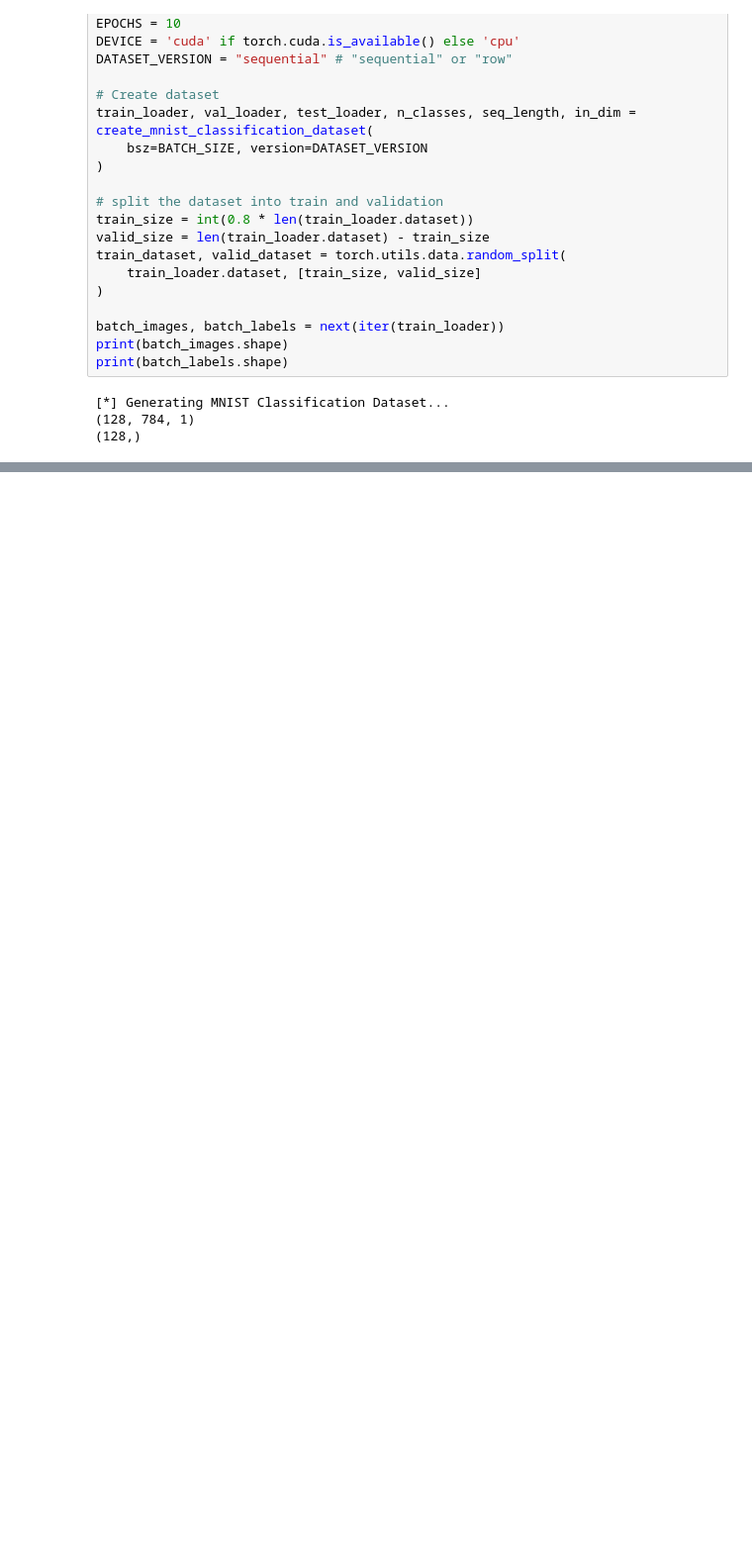
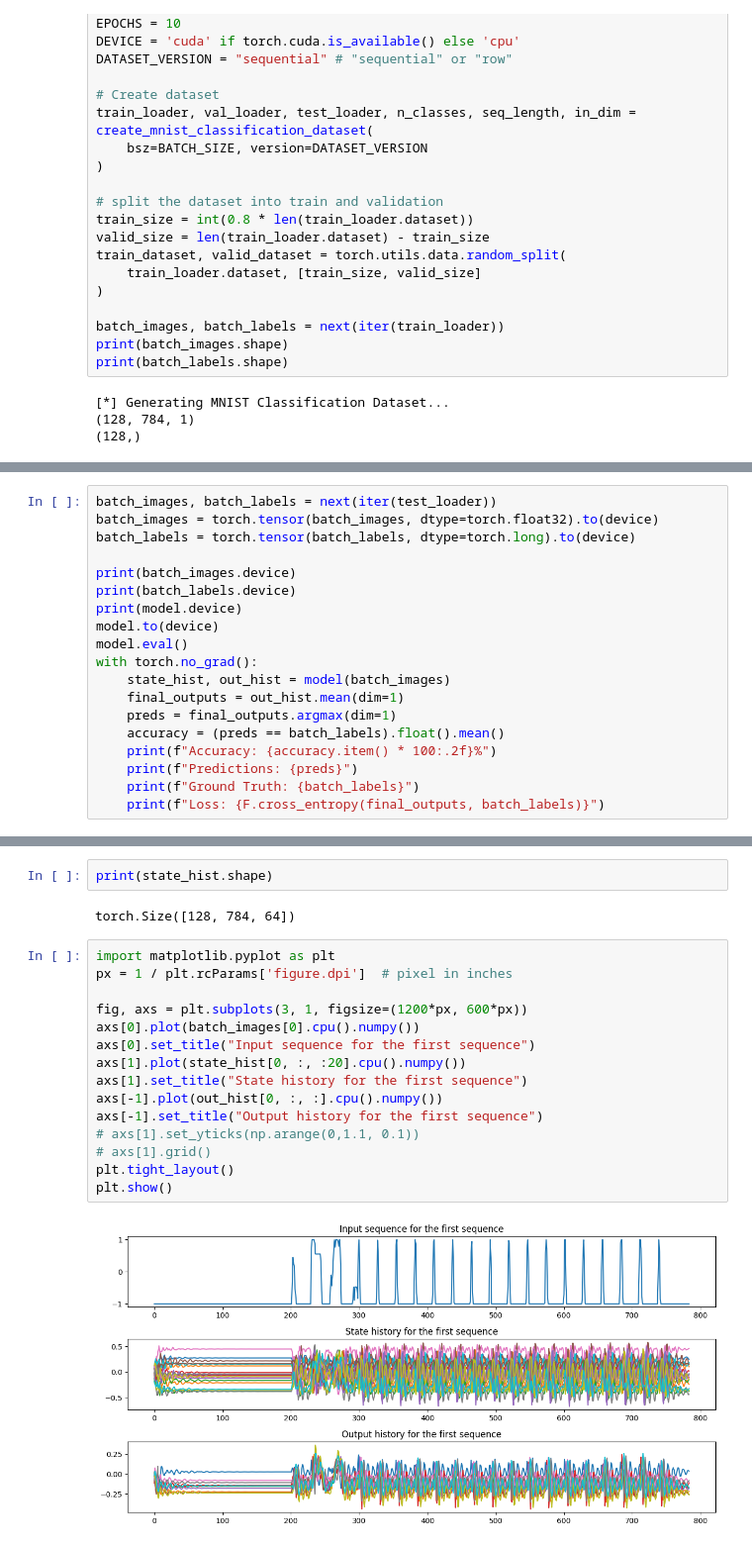
Before and after one commit to TristanTorchet/LearningJAX, a Jupyter notebook: PyTorch/RNN_lightning.ipynb, the cells around one changed output, grey strips where cells are left out. Shown at 99% size. Cells and saved outputs as stored; diff of their text form; blank space fills up the shorter version.

```diff
--- a/PyTorch/RNN_lightning.ipynb
+++ b/PyTorch/RNN_lightning.ipynb
@@ -214,0 +195,19 @@ Successfully installed grpcio-1.70.0 markdown-3.7 protobuf-5.29.3 tensorboard-2.
+# %%
+batch_images, batch_labels = next(iter(test_loader))
+batch_images = torch.tensor(batch_images, dtype=torch.float32).to(device)
+batch_labels = torch.tensor(batch_labels, dtype=torch.long).to(device)
+
+print(batch_images.device)
+print(batch_labels.device)
+print(model.device)
+model.to(device)
+model.eval()
+with torch.no_grad():
+    state_hist, out_hist = model(batch_images)
+    final_outputs = out_hist.mean(dim=1)
+    preds = final_outputs.argmax(dim=1)
+    accuracy = (preds == batch_labels).float().mean()
+    print(f"Accuracy: {accuracy.item() * 100:.2f}%")
+    print(f"Predictions: {preds}")
+    print(f"Ground Truth: {batch_labels}")
+    print(f"Loss: {F.cross_entropy(final_outputs, batch_labels)}")
@@ -214,0 +232,21 @@ Successfully installed grpcio-1.70.0 markdown-3.7 protobuf-5.29.3 tensorboard-2.
+# %%
+print(state_hist.shape)
+# %% [output]
+torch.Size([128, 784, 64])
+# %%
+import matplotlib.pyplot as plt
+px = 1 / plt.rcParams['figure.dpi']  # pixel in inches
+
+fig, axs = plt.subplots(3, 1, figsize=(1200*px, 600*px))
+axs[0].plot(batch_images[0].cpu().numpy())
+axs[0].set_title("Input sequence for the first sequence")
+axs[1].plot(state_hist[0, :, :20].cpu().numpy())
+axs[1].set_title("State history for the first sequence")
+axs[-1].plot(out_hist[0, :, :].cpu().numpy())
+axs[-1].set_title("Output history for the first sequence")
+# axs[1].set_yticks(np.arange(0,1.1, 0.1))
+# axs[1].grid()
+plt.tight_layout()
+plt.show()
+# %% [output]
+[figure, added]
```
Also changed, not shown: parts of 11 cells of this notebook, 2 other files.
